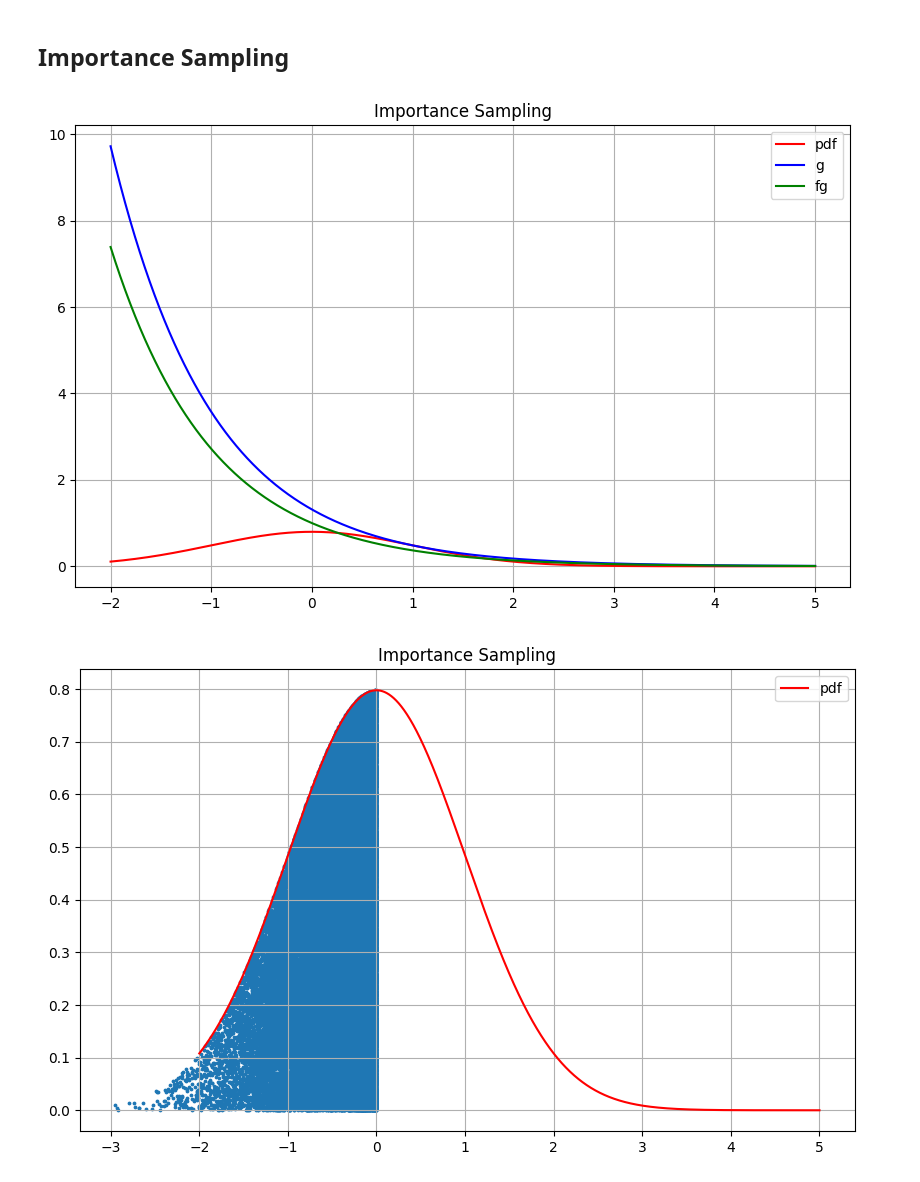
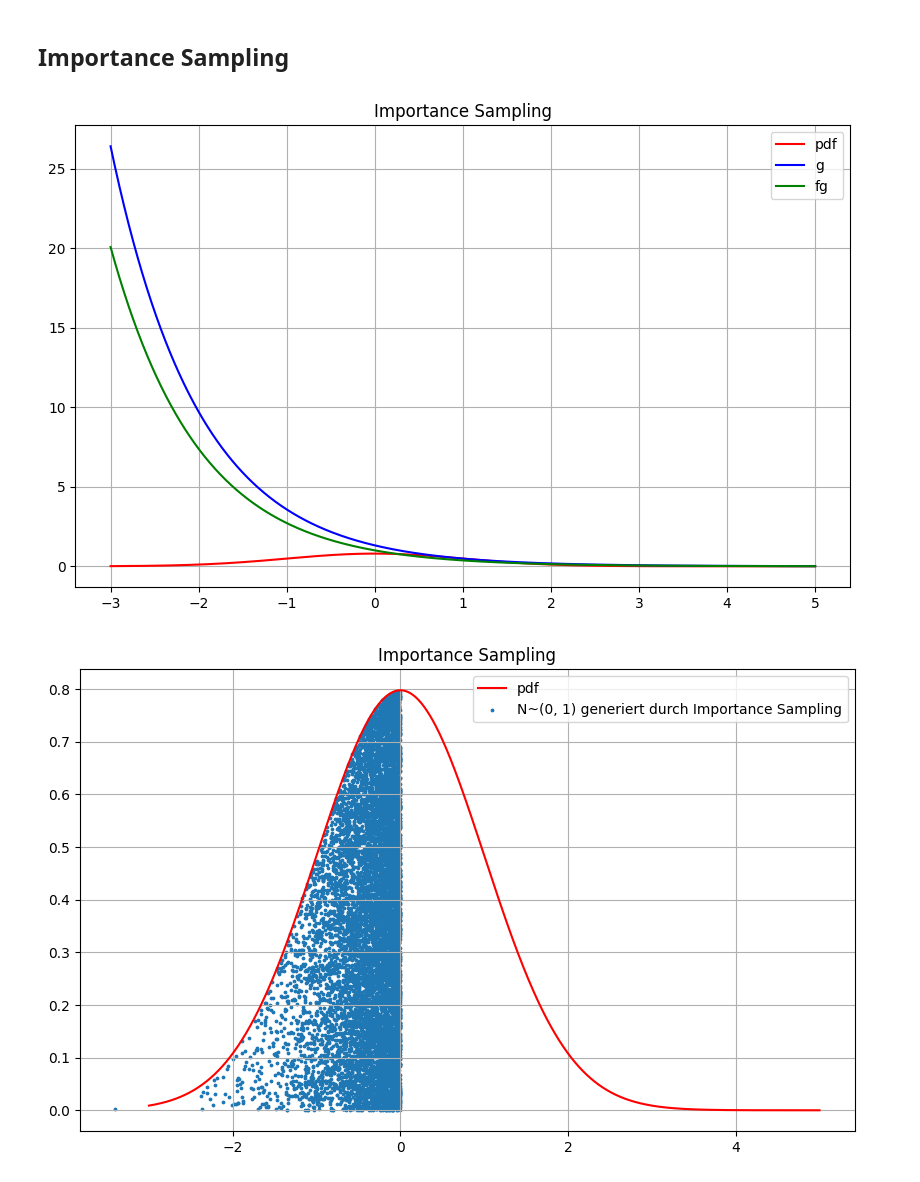
Before and after one commit to tombk556/Mathematische-Stochastische-Modelle-und-MC-Simulationen, a Jupyter notebook: Zufallszahlen/main.ipynb, the cells around one changed output. Cells and saved outputs as stored; diff of their text form; code cells hidden in the pictures.

Commit message:
add importance sampling

```diff
--- a/Zufallszahlen/main.ipynb
+++ b/Zufallszahlen/main.ipynb
@@ -129,7 +126,7 @@ def G(x: float) -> float:
 def h(u: float) -> float:
     return math.log(1 - u)
 # %%
-x_values = np.linspace(-2, 5, 10000)
+x_values = np.linspace(-3, 5, 10000)
 # %%
 plt.figure(figsize=(10, 6))
 plt.title("Importance Sampling")
@@ -140,7 +137,7 @@ plt.legend()
 plt.grid(True)
 plt.show()
 # %% [output]
-[figure, old version]
+[figure, new version]
 # %%
 def zz_generator(N: int):
     k = 0
@@ -159,14 +156,14 @@ def zz_generator(N: int):
 
     return random_numbers_X, random_numbers_Y
 # %%
-X, Y = zz_generator(100000)
+X, Y = zz_generator(10000)
 # %%
 plt.figure(figsize=(10, 6))
 plt.title("Importance Sampling")
 plt.plot(x_values, [f(x) for x in x_values], label="pdf", color="red")
-plt.scatter(X, Y, s=3)
+plt.scatter(X, Y, s=3, label="N~(0, 1) generiert durch Importance Sampling")
 plt.legend()
 plt.grid(True)
 plt.show()
 # %% [output]
-[figure, old version]
+[figure, new version]
```
Also changed, not shown: parts of 11 cells of this notebook.
